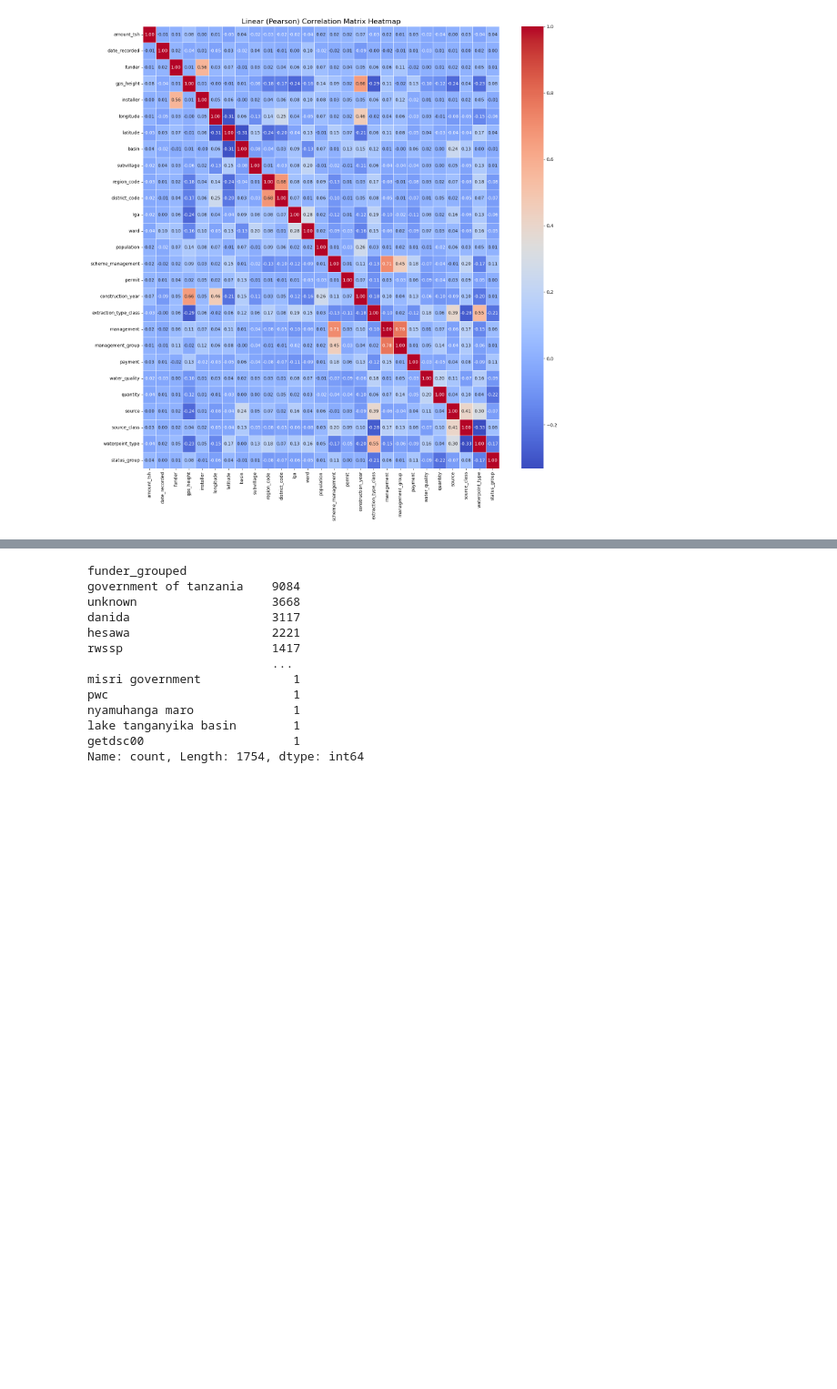
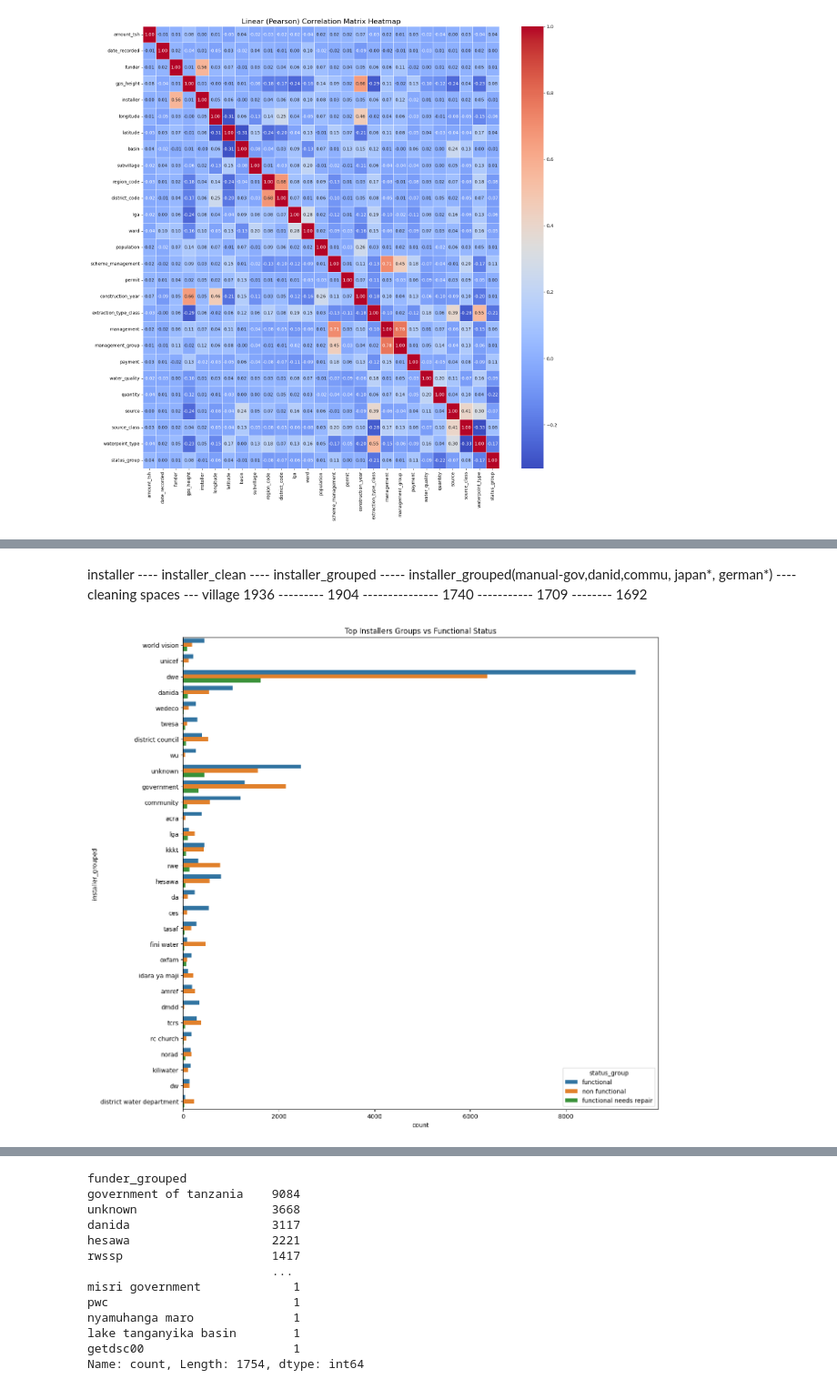
Before and after one commit to fsmariam/HydroLogic, a Jupyter notebook: notebooks/data_cleaned.ipynb, the cells around one changed output, grey strips where cells are left out. Shown at 91% size. Saved outputs shown, nothing was run; the diff lists cells and outputs as text; code cells hidden in the pictures; blank space fills up the shorter version.

```diff
--- a/notebooks/data_cleaned.ipynb
+++ b/notebooks/data_cleaned.ipynb
@@ -168,0 +275,35 @@ plt.show()
+# %%
+from rapidfuzz import process, fuzz
+import re
+
+def clean_text(val):
+    val = str(val).lower().strip()
+    val = re.sub(r'[^a-z0-9\s]', '', val)
+    return val
+
+def fuzzy_clean_column(df, column, top_n=50, threshold=75, force_include=None):
+    col_clean = f"{column}_clean"
+    col_grouped = f"{column}_grouped"
+
+    df[col_clean] = df[column].fillna("unknown").apply(clean_text)
+
+    top_values = df[col_clean].value_counts().head(top_n).index.tolist()
+    if force_include:
+        top_values += force_include
+        top_values = list(set(top_values))
+
+    def match_func(val):
+        result = process.extractOne(val, top_values, scorer=fuzz.ratio)
+        if result:
+            match, score = result[0], result[1]
+            if score >= threshold:
+                return match
+        return val
+
+    df[col_grouped] = df[col_clean].apply(match_func)
+    return df
+# %%
+df = fuzzy_clean_column(df, "installer", top_n=50, threshold=75, force_include=["hesawa", "government", "unicef", "jica","rc church","danida"])
+# %%
+# Clean spaces
+df['installer_grouped'] = df['installer_grouped'].apply(lambda x: ' '.join(x.split()) if isinstance(x, str) else x)
@@ -168,0 +332,14 @@ plt.show()
+# %% [markdown]
+installer ---- installer_clean ---- installer_grouped ----- installer_grouped(manual-gov,danid,commu, japan*, german*) ---- cleaning spaces --- village
+1936 --------- 1904 --------------- 1740 ----------- 1709 -------- 1692
+# %%
+top_installers = df['installer_grouped'].value_counts().nlargest(30).index
+
+plt.figure(figsize=(14,14))
+sns.countplot(data=df[df['installer_grouped'].isin(top_installers)],
+              y='installer_grouped',
+              hue='status_group')
+plt.title('Top Installers Groups vs Functional Status')
+plt.show()
+# %% [output]
+[figure, added]
```
Also changed, not shown: parts of 34 cells of this notebook, 4 other files.
